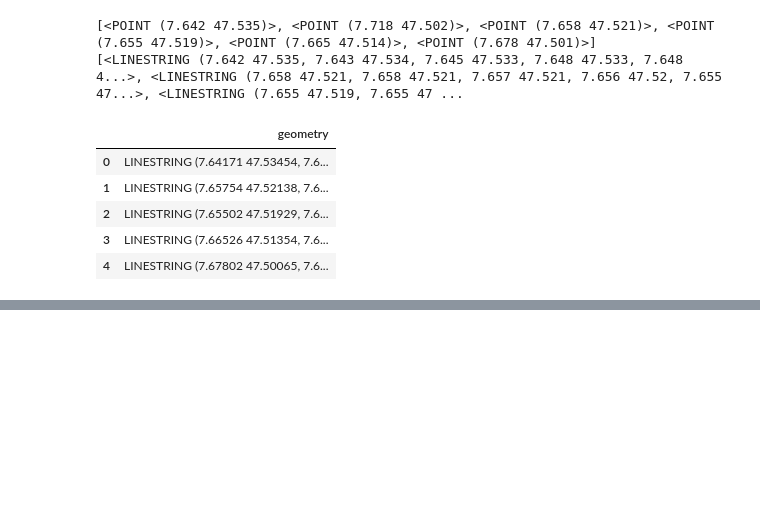
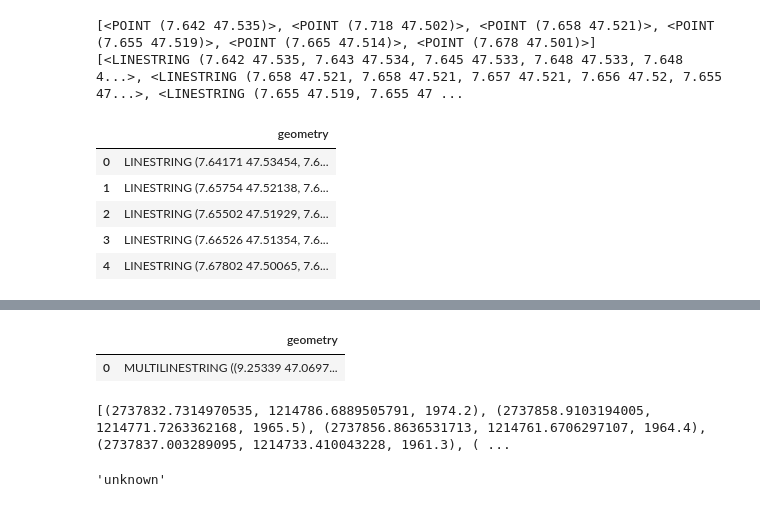
Before and after one commit to rbo-xyz/GrSchmetterling_Hackathon, a Jupyter notebook: testing_rbo/parsrer.ipynb, the cells around one changed output, grey strips where cells are left out. Drawn from its saved outputs; the diff is of its cells as text; code cells hidden in the pictures; blank space fills up the shorter version.

```diff
--- a/testing_rbo/parsrer.ipynb
+++ b/testing_rbo/parsrer.ipynb
@@ -87,0 +254,7 @@ gdf_lv95 = gdf_points.to_crs(epsg=2056)
+# %%
+path_v2 = "../data/7-gipfel-tour-flumserberg.gpx"
+# %%
+
+gdf_waypoints = gpd.read_file(path_v2, layer="waypoints", driver="GPX")
+
+gdf_routes = gpd.read_file(path_v2, layer="tracks", driver="GPX")
@@ -87,0 +267,72 @@ gdf_lv95 = gdf_points.to_crs(epsg=2056)
+# %%
+gdf_routes[["geometry"]]
+# %% [output]
+|  | geometry |
+| 0 | MULTILINESTRING ((9.25339 47.0697... |
+# %%
+import gpxpy
+import gpxpy.gpx
+from pyproj import Transformer
+
+transformer = Transformer.from_crs("EPSG:4326", "EPSG:2056", always_xy=True)
+
+points_lv95 = []
+with open(path_v2, 'r', encoding='utf-8') as gpx_file:
+    gpx = gpxpy.parse(gpx_file)
+    for track in gpx.tracks:
+        for segment in track.segments:
+            for point in segment.points:
+                lon, lat, elev = point.longitude, point.latitude, point.elevation or 0.0
+                # Transformation in LV95
+                e, n = transformer.transform(lon, lat)
+                points_lv95.append((e, n, elev))
+
+print(points_lv95[:5])  # Ausgabe der ersten 5 Punkte
+# %% [output]
+[(2737832.7314970535, 1214786.6889505791, 1974.2), (2737858.9103194005, 1214771.7263362168, 1965.5), (2737856.8636531713, 1214761.6706297107, 1964.4), (2737837.003289095, 1214733.410043228, 1961.3), ( ...
+# %%
+import xml.etree.ElementTree as ET
+
+def detect_gpx_source(filepath: str) -> str:
+    """
+    Liest eine GPX-Datei ein und gibt zurück,
+    ob sie mit der Swisstopo-App oder via Web (OpenLayers) erstellt wurde.
+
+    Rückgabe:
+      - 'app' für Swisstopo App
+      - 'web' für Web-Export (OpenLayers)
+      - 'unknown' falls weder eindeutig noch lesbar
+    """
+    # Namespace für schemaLocation
+    XSI = "http://www.w3.org/2001/XMLSchema-instance"
+
+    try:
+        tree = ET.parse(filepath)
+        root = tree.getroot()
+
+        # Ermitteln des 'creator'-Attributs
+        creator = root.attrib.get("creator", "").lower()
+
+        # Ermitteln der schemaLocation (XML Schema Instance)
+        schema_loc = root.attrib.get(f"{{{XSI}}}schemaLocation", "").lower()
+
+        # Prüfen auf typische Swisstopo-App-Kennzeichen
+        if "swisstopo app" in creator or "swisstopoextensions.xsd" in schema_loc:
+            return "app"
+
+        # Prüfen auf typische Web-Kennzeichen
+        if "openlayers" in creator:
+            return "web"
+
+        return "unknown"
+    except ET.ParseError:
+        raise ValueError(f"Datei '{filepath}' ist kein gültiges XML/GPX.")
+    except FileNotFoundError:
+        raise ValueError(f"Datei '{filepath}' nicht gefunden.")
+
+
+detect_gpx_source(path_v2)
+detect_gpx_source(path)
+detect_gpx_source("../data/11-05_TrackGPS.gpx")
+# %% [output]
+'unknown'
```
Also changed, not shown: parts of 8 cells of this notebook, 5 other files.
